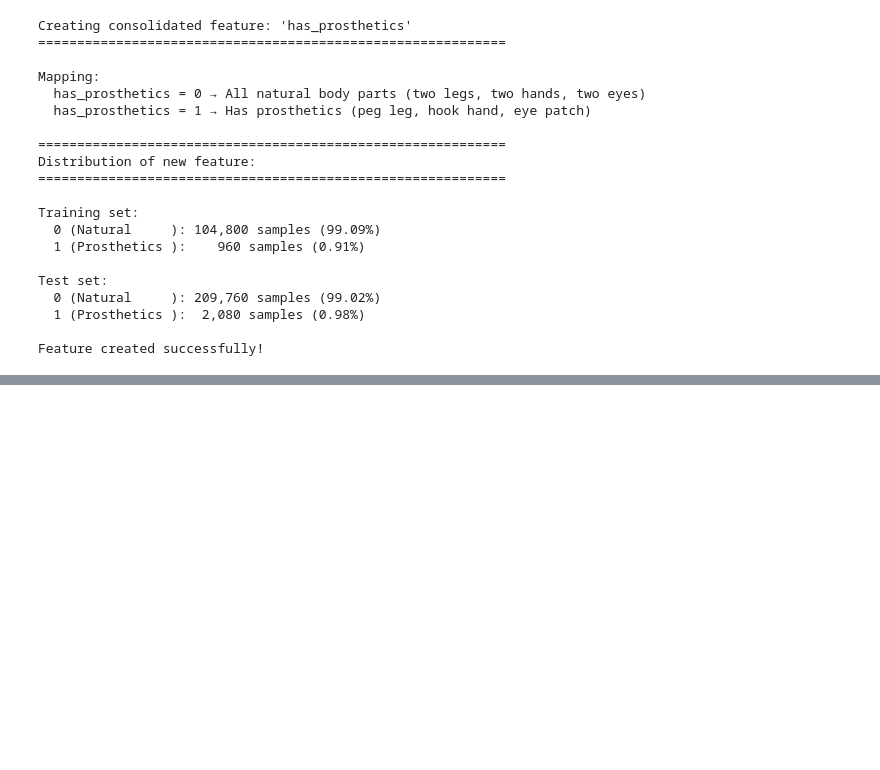
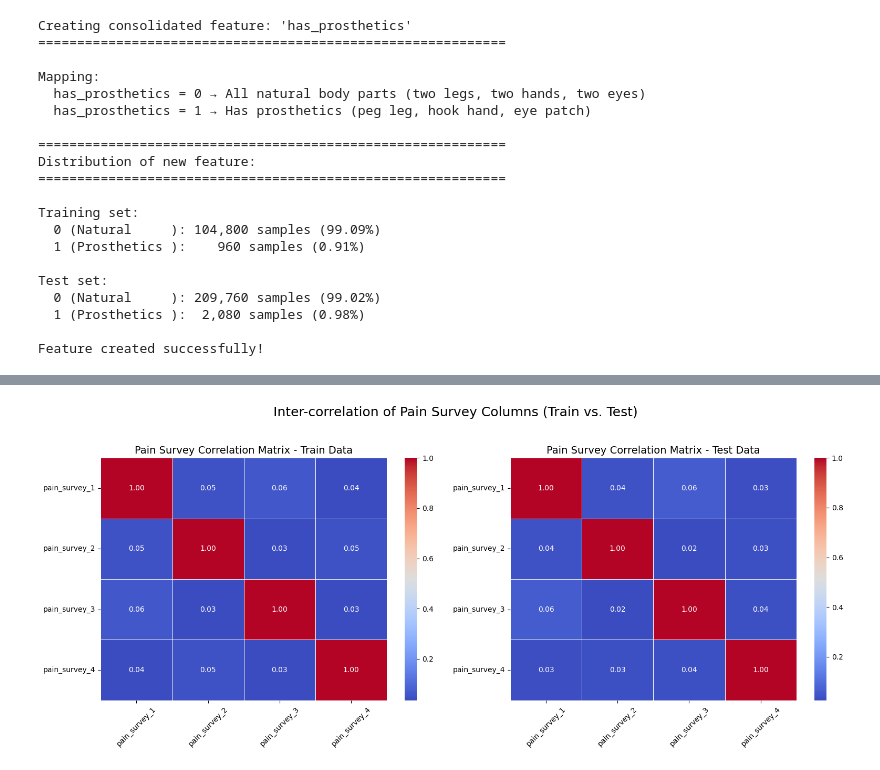
Before and after one commit to francinze/Ch_An2DL, a Jupyter notebook: data_exploration.ipynb, the cells around one changed output, grey strips where cells are left out. Drawn from its saved outputs; the diff is of its cells as text; code cells hidden in the pictures; blank space fills up the shorter version.

```diff
--- a/data_exploration.ipynb
+++ b/data_exploration.ipynb
@@ -218,0 +265,31 @@ Feature created successfully!
+# %%
+import matplotlib.pyplot as plt
+import seaborn as sns
+
+# 1. Calculate the Pearson correlation matrix for the pain_survey_cols in df_train
+corr_matrix_train = df_train[pain_survey_cols].corr(method='pearson')
+
+# 2. Calculate the Pearson correlation matrix for the pain_survey_cols in df_test
+corr_matrix_test = df_test[pain_survey_cols].corr(method='pearson')
+
+# 3. Create a figure with two subplots for heatmaps
+fig, axes = plt.subplots(1, 2, figsize=(16, 7))
+fig.suptitle('Inter-correlation of Pain Survey Columns (Train vs. Test)', fontsize=18)
+
+# Heatmap for Training Data
+sns.heatmap(corr_matrix_train, annot=True, cmap='coolwarm', fmt=".2f", linewidths=.5, ax=axes[0])
+axes[0].set_title('Pain Survey Correlation Matrix - Train Data', fontsize=14)
+axes[0].tick_params(axis='x', rotation=45)
+axes[0].tick_params(axis='y', rotation=0)
+
+# Heatmap for Testing Data
+sns.heatmap(corr_matrix_test, annot=True, cmap='coolwarm', fmt=".2f", linewidths=.5, ax=axes[1])
+axes[1].set_title('Pain Survey Correlation Matrix - Test Data', fontsize=14)
+axes[1].tick_params(axis='x', rotation=45)
+axes[1].tick_params(axis='y', rotation=0)
+
+# Adjust the layout to prevent overlapping titles and display the plot
+plt.tight_layout(rect=[0, 0.03, 1, 0.95]) # Adjust rect to make space for suptitle
+plt.show()
+# %% [output]
+[figure, added]
```
Also changed, not shown: parts of 10 cells of this notebook.
